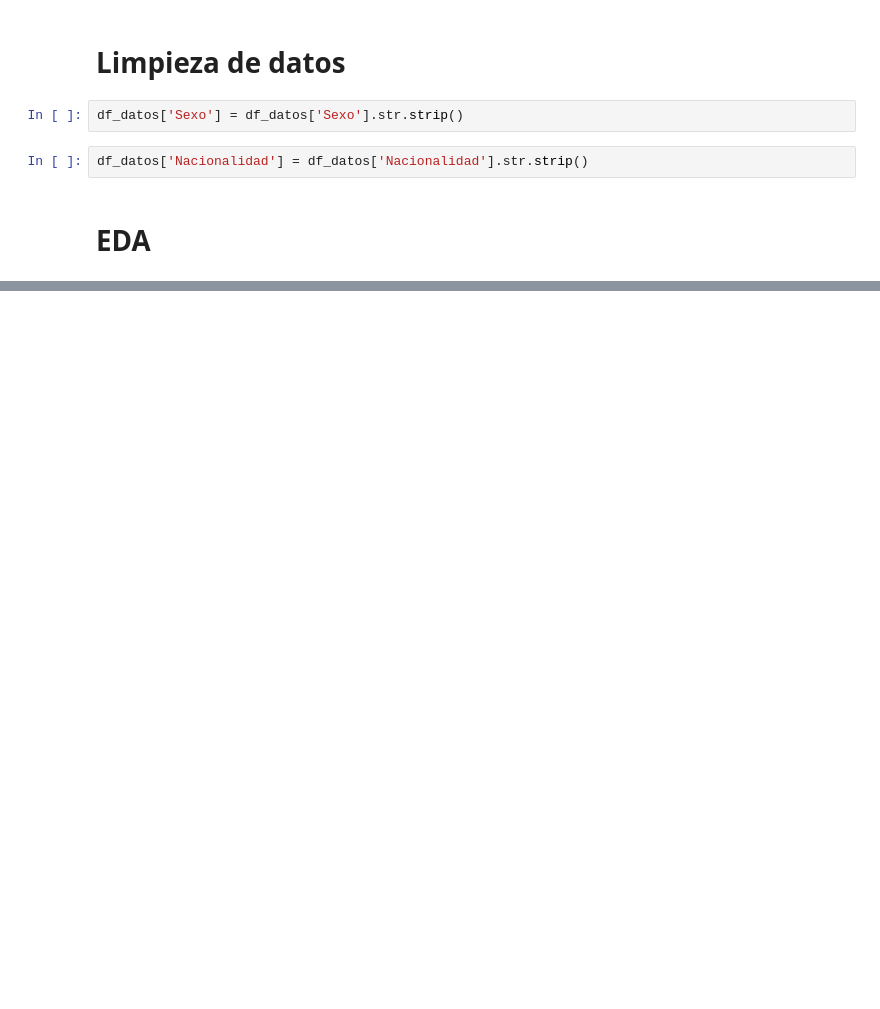
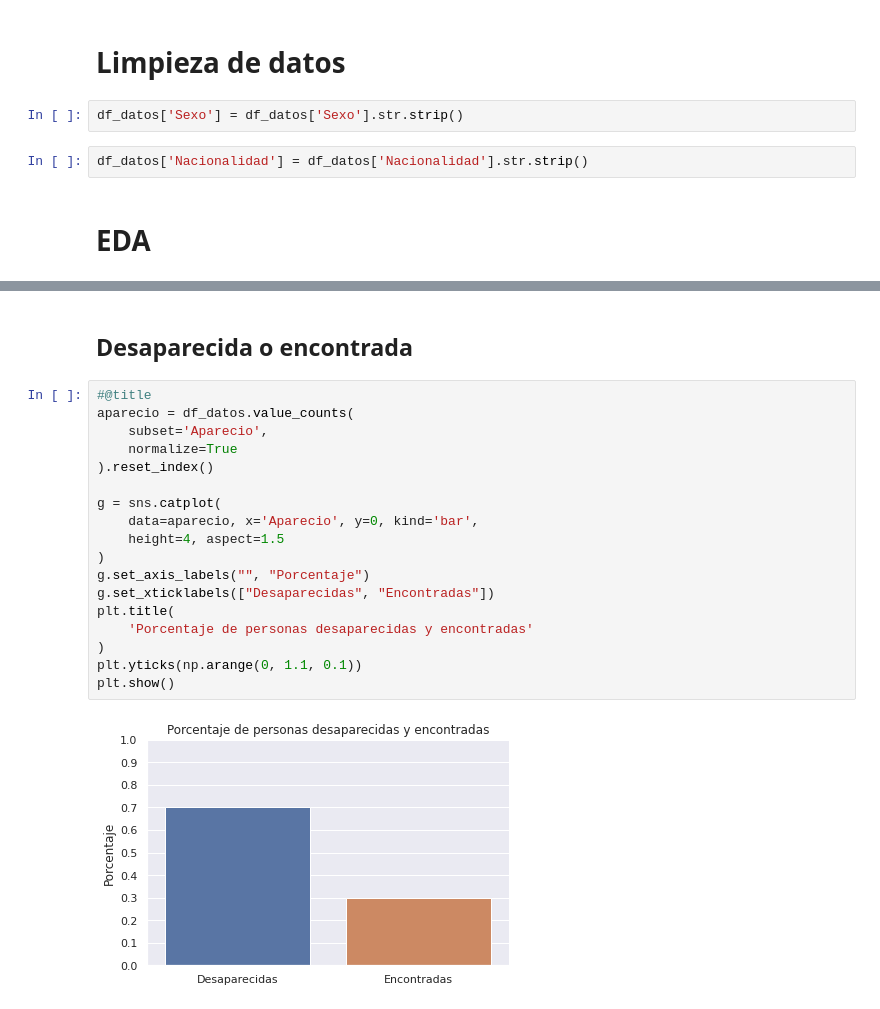
Before and after one commit to lukedup/CECASEM, a Jupyter notebook: anlisis_datos.ipynb, the cells around one changed output, grey strips where cells are left out. Saved outputs shown, nothing was run; the diff lists cells and outputs as text; blank space fills up the shorter version.

```diff
--- a/anlisis_datos.ipynb
+++ b/anlisis_datos.ipynb
@@ -79,0 +39,22 @@ plt.show()
+# %% [markdown]
+## Desaparecida o encontrada
+# %%
+#@title
+aparecio = df_datos.value_counts(
+    subset='Aparecio',
+    normalize=True
+).reset_index()
+
+g = sns.catplot(
+    data=aparecio, x='Aparecio', y=0, kind='bar',
+    height=4, aspect=1.5
+)
+g.set_axis_labels("", "Porcentaje")
+g.set_xticklabels(["Desaparecidas", "Encontradas"])
+plt.title(
+    'Porcentaje de personas desaparecidas y encontradas'
+)
+plt.yticks(np.arange(0, 1.1, 0.1))
+plt.show()
+# %% [output]
+[figure, added]
```
Also changed, not shown: parts of 23 cells of this notebook.
